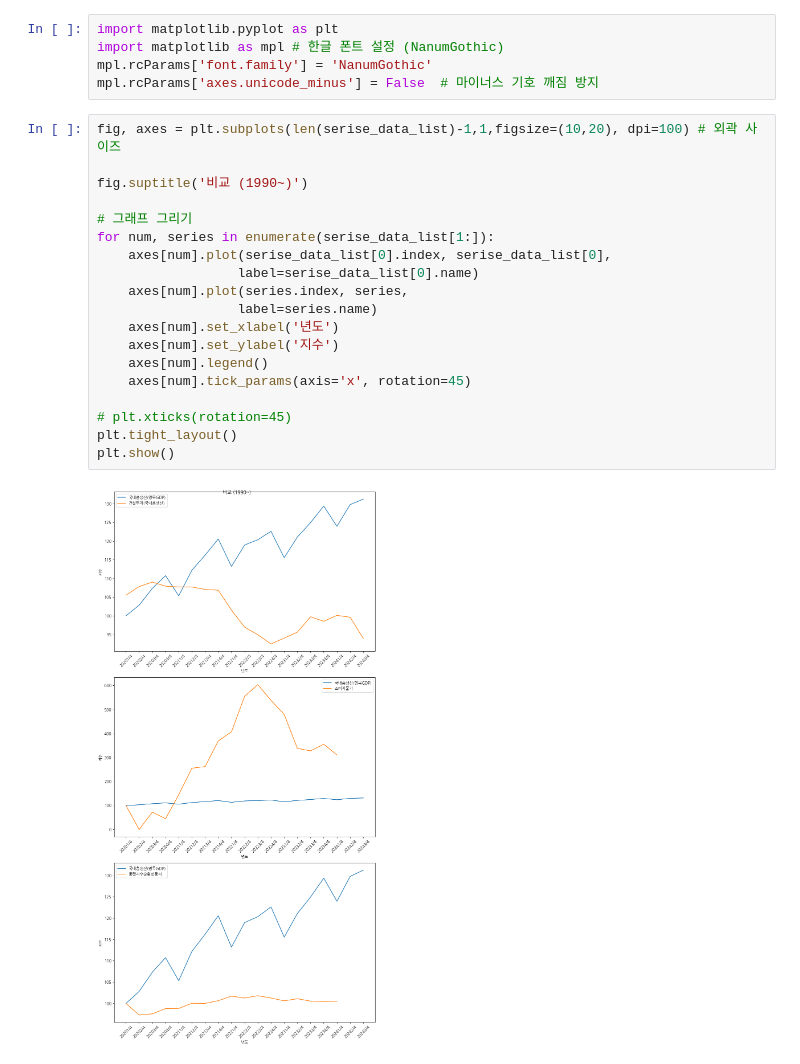
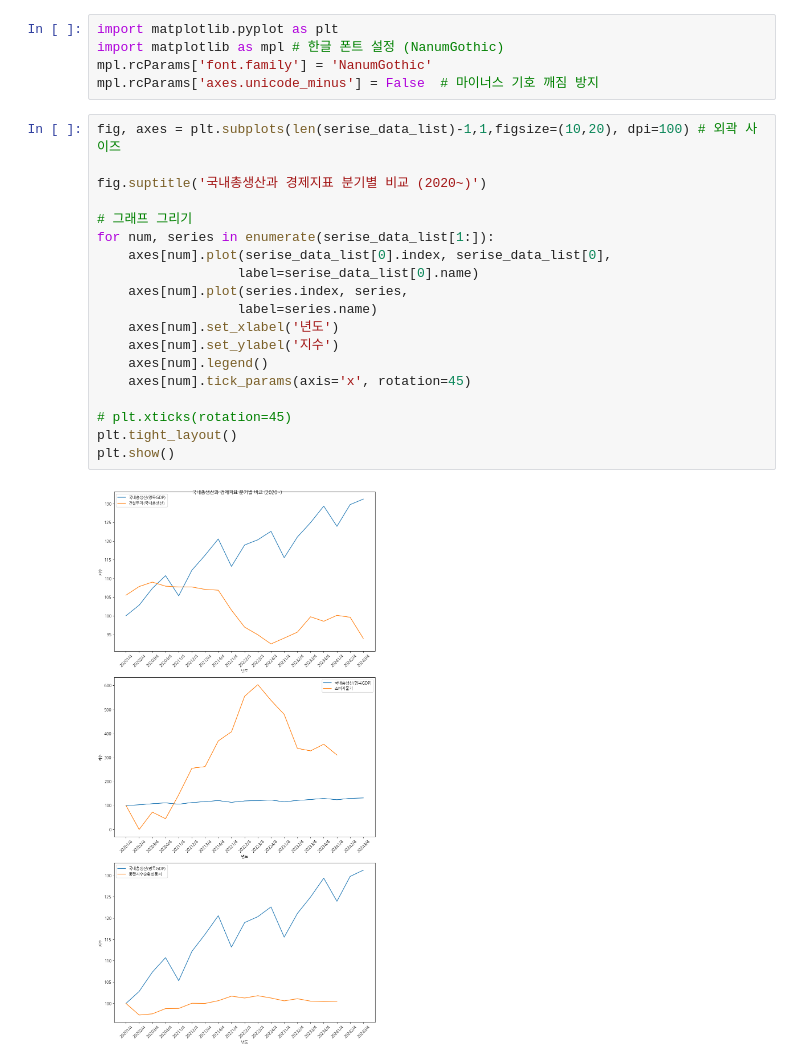
Before and after one commit to Huey-fitpet/study_pandas, a Jupyter notebook: quests/compare_economic_indicators.ipynb, the cells around one changed output. Saved outputs shown, nothing was run; the diff lists cells and outputs as text.

Commit message:
feat: graph update

```diff
--- a/quests/compare_economic_indicators.ipynb
+++ b/quests/compare_economic_indicators.ipynb
@@ -192,21 +192,21 @@ mpl.rcParams['axes.unicode_minus'] = False  # 마이너스 기호 깨짐 방지
 # %%
 fig, axes = plt.subplots(len(serise_data_list)-1,1,figsize=(10,20), dpi=100) # 외곽 사이즈
 
-fig.suptitle('비교 (1990~)')
+fig.suptitle('국내총생산과 경제지표 분기별 비교 (2020~)')
 
 # 그래프 그리기
 for num, series in enumerate(serise_data_list[1:]):
     axes[num].plot(serise_data_list[0].index, serise_data_list[0],
                   label=serise_data_list[0].name)
     axes[num].plot(series.index, series,
                   label=series.name)
     axes[num].set_xlabel('년도')
     axes[num].set_ylabel('지수')
     axes[num].legend()
     axes[num].tick_params(axis='x', rotation=45)
 
 # plt.xticks(rotation=45)
 plt.tight_layout()
 plt.show()
 # %% [output]
-[figure, old version]
+[figure, new version]
```
